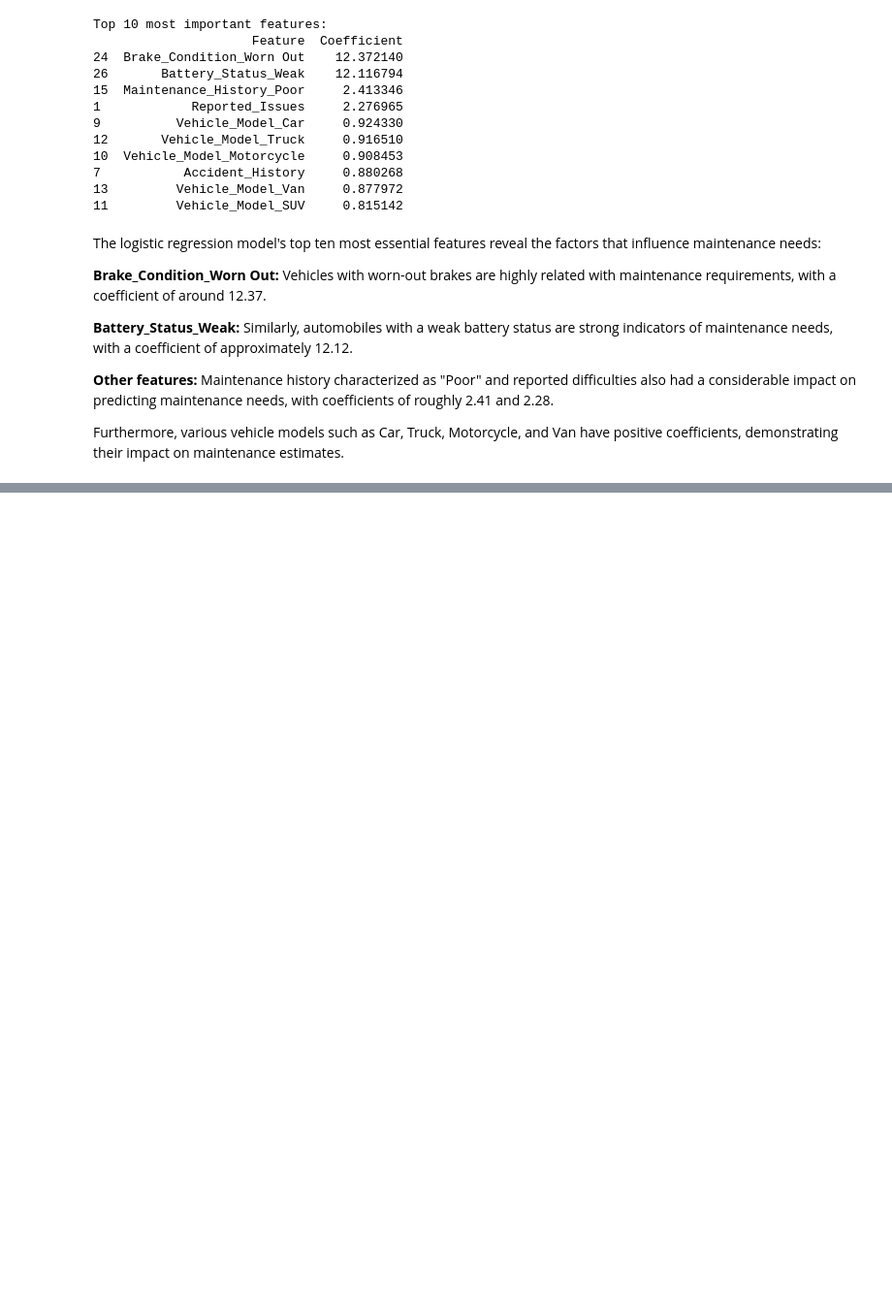
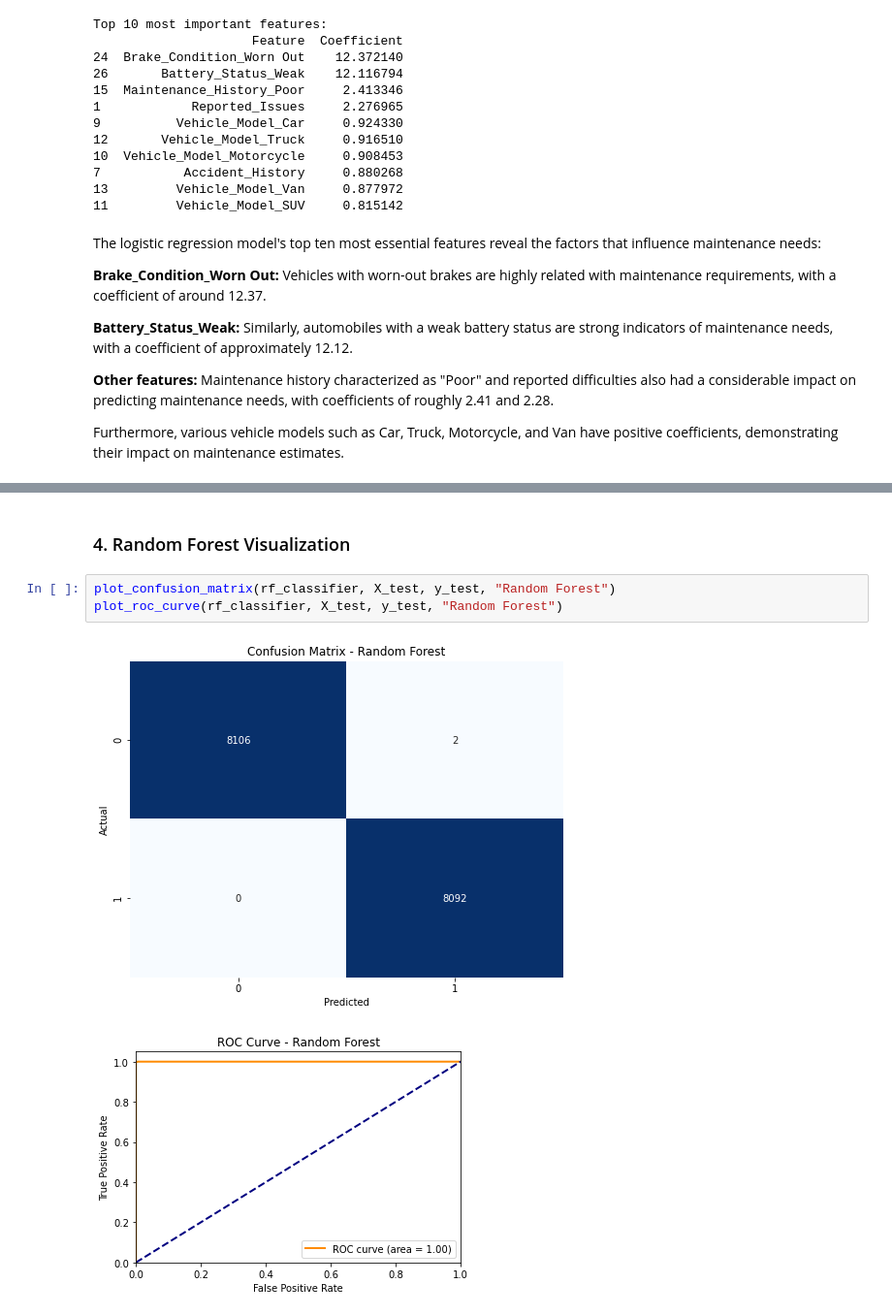
Before and after one commit to whareverrr/phase3_project, a Jupyter notebook: student.ipynb, the cells around one changed output, grey strips where cells are left out. Shown at 97% size. Cells and saved outputs as stored; diff of their text form; blank space fills up the shorter version.

```diff
--- a/student.ipynb
+++ b/student.ipynb
@@ -598,0 +638,8 @@ Furthermore, various vehicle models such as Car, Truck, Motorcycle, and Van have
+# %% [markdown]
+### 4. Random Forest Visualization
+# %%
+plot_confusion_matrix(rf_classifier, X_test, y_test, "Random Forest")
+plot_roc_curve(rf_classifier, X_test, y_test, "Random Forest")
+# %% [output]
+[figure, added]
+[figure, added]
```
Also changed, not shown: parts of 25 cells of this notebook.
